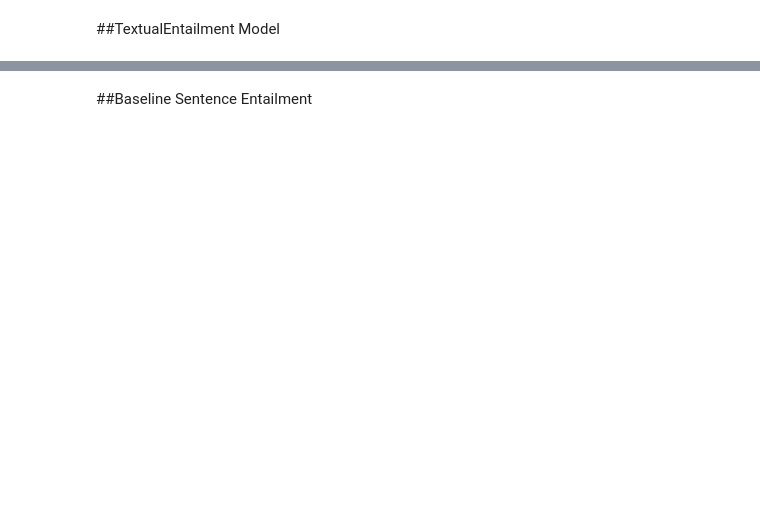
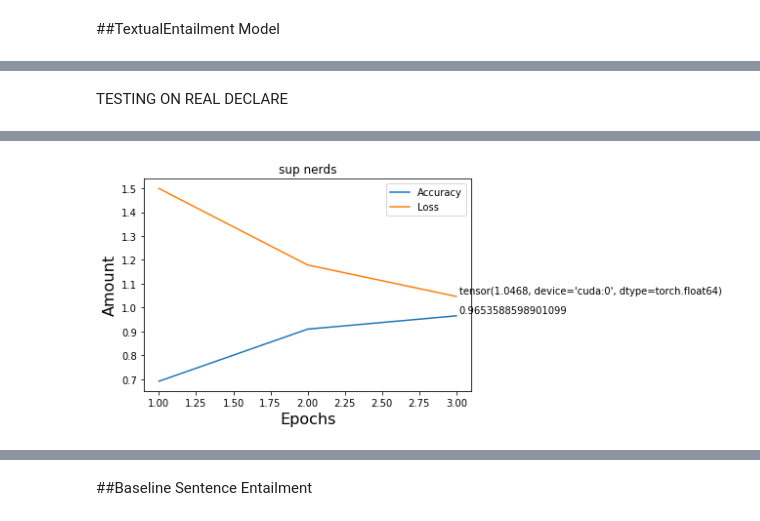
Before and after one commit to PiotrusWatson/level4project, a Jupyter notebook: data/ipynbs/textual_entailment_snli.ipynb, the cells around one changed output, grey strips where cells are left out. Cells and saved outputs as stored; diff of their text form; code cells hidden in the pictures; blank space fills up the shorter version.

```diff
--- a/data/ipynbs/textual_entailment_snli.ipynb
+++ b/data/ipynbs/textual_entailment_snli.ipynb
@@ -937,0 +1191,5 @@ Confusion matrix:
+# %% [markdown]
+TESTING ON REAL DECLARE
+# %%
+declare_real_results, declare_predicted_ys =  run_model(models["real_declare"], datasets["politifact"], Hyperparameters)
+# %% [output]
@@ -937,0 +1215 @@ Confusion matrix:
+[figure, added]
```
Also changed, not shown: parts of 50 cells of this notebook.
